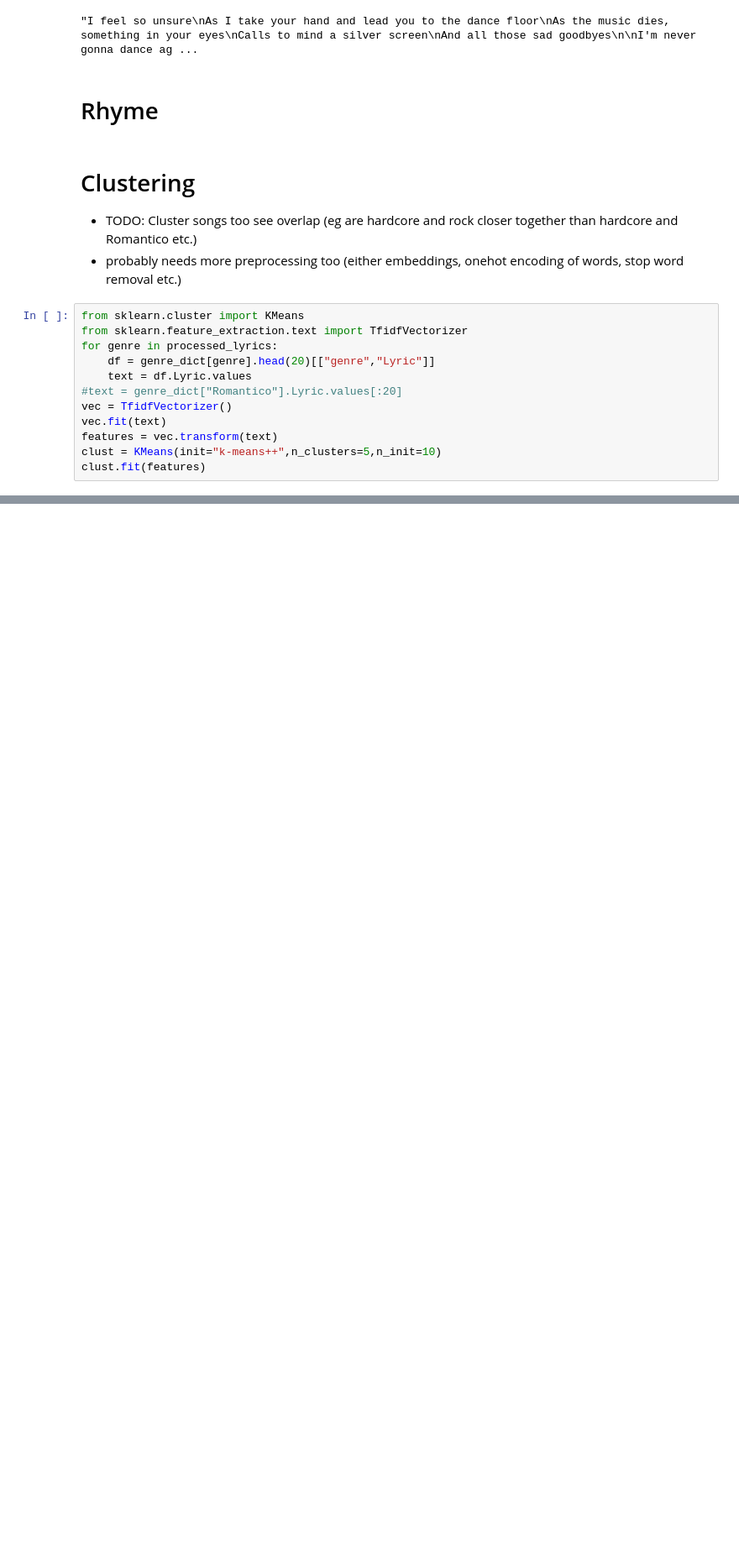
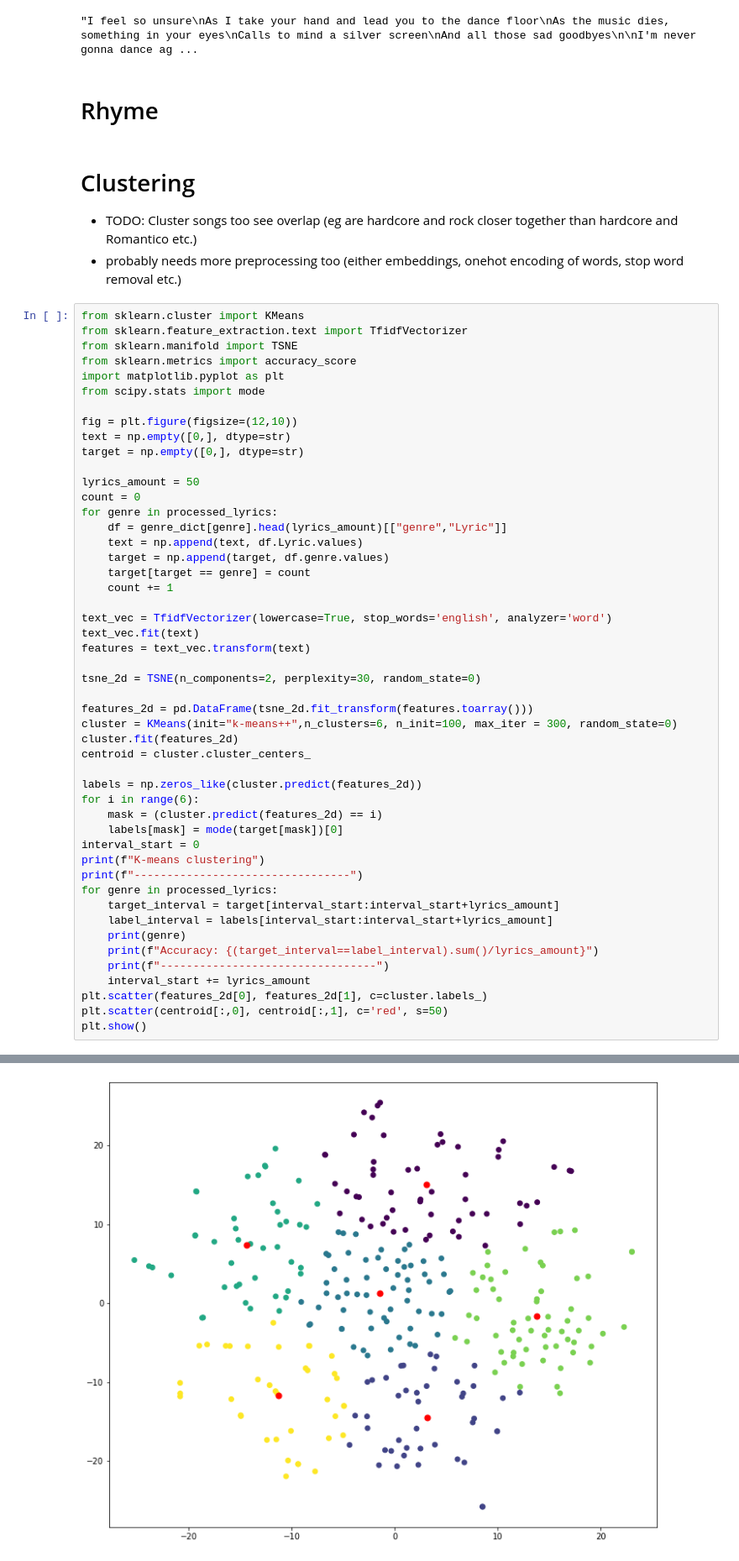
Before and after one commit to thenextmz/AdvancedInformationRetrieval_WS22, a Jupyter notebook: data_explorer.ipynb, the cells around one changed output, grey strips where cells are left out. Shown: that part at 84% size. Drawn from its saved outputs; the diff is of its cells as text; blank space fills up the shorter version.

Commit message:
k-means clustering

```diff
--- a/data_explorer.ipynb
+++ b/data_explorer.ipynb
@@ -412,13 +408,50 @@ plt.savefig("plots/sentiment.png")
 # %%
 from sklearn.cluster import KMeans
 from sklearn.feature_extraction.text import TfidfVectorizer
+from sklearn.manifold import TSNE
+from sklearn.metrics import accuracy_score
+import matplotlib.pyplot as plt
+from scipy.stats import mode
+
+fig = plt.figure(figsize=(12,10))
+text = np.empty([0,], dtype=str)
+target = np.empty([0,], dtype=str)
+
+lyrics_amount = 50
+count = 0
 for genre in processed_lyrics:
-    df = genre_dict[genre].head(20)[["genre","Lyric"]]
-    text = df.Lyric.values
-#text = genre_dict["Romantico"].Lyric.values[:20]
-vec = TfidfVectorizer()
-vec.fit(text)
-features = vec.transform(text)
-clust = KMeans(init="k-means++",n_clusters=5,n_init=10)
-clust.fit(features)
+    df = genre_dict[genre].head(lyrics_amount)[["genre","Lyric"]]
+    text = np.append(text, df.Lyric.values)
+    target = np.append(target, df.genre.values)
+    target[target == genre] = count
+    count += 1
+
+text_vec = TfidfVectorizer(lowercase=True, stop_words='english', analyzer='word')
+text_vec.fit(text)
+features = text_vec.transform(text)
+
+tsne_2d = TSNE(n_components=2, perplexity=30, random_state=0)
+
+features_2d = pd.DataFrame(tsne_2d.fit_transform(features.toarray()))
+cluster = KMeans(init="k-means++",n_clusters=6, n_init=100, max_iter = 300, random_state=0)
+cluster.fit(features_2d)
+centroid = cluster.cluster_centers_
+
+labels = np.zeros_like(cluster.predict(features_2d))
+for i in range(6):
+    mask = (cluster.predict(features_2d) == i)
+    labels[mask] = mode(target[mask])[0]
+interval_start = 0
+print(f"K-means clustering")
+print(f"---------------------------------")
+for genre in processed_lyrics:
+    target_interval = target[interval_start:interval_start+lyrics_amount]
+    label_interval = labels[interval_start:interval_start+lyrics_amount]
+    print(genre)
+    print(f"Accuracy: {(target_interval==label_interval).sum()/lyrics_amount}")
+    print(f"---------------------------------")
+    interval_start += lyrics_amount
+plt.scatter(features_2d[0], features_2d[1], c=cluster.labels_)
+plt.scatter(centroid[:,0], centroid[:,1], c='red', s=50)
+plt.show()
 # %% [output]
@@ -425,0 +478 @@ KMeans(n_clusters=5)
+[figure, added]
```
Also changed, not shown: parts of 8 cells of this notebook.
